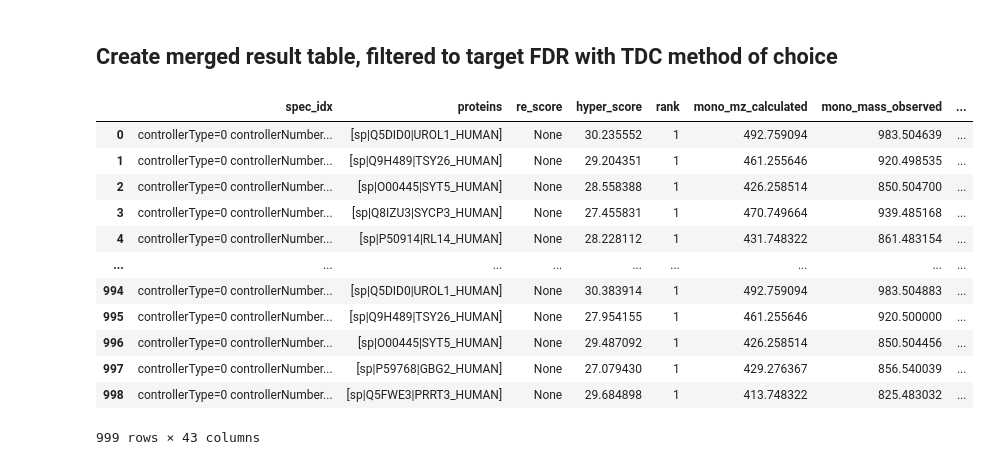
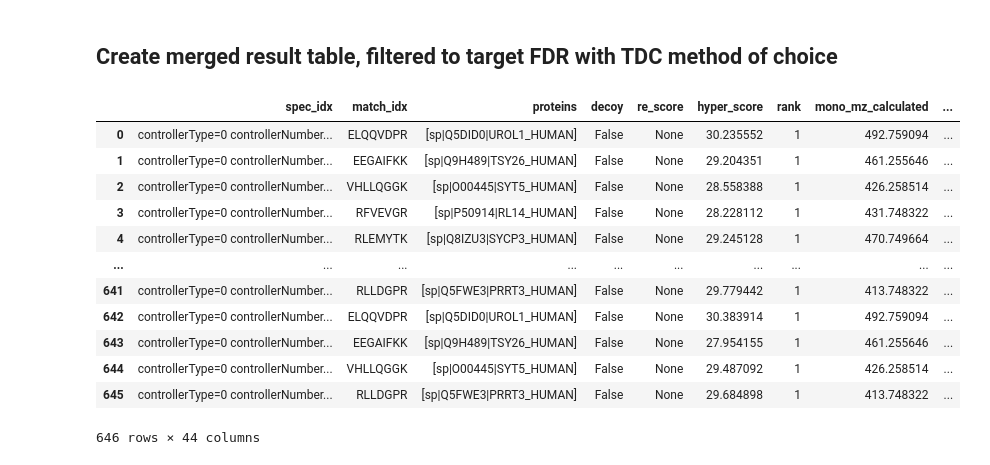
Before and after one commit to theGreatHerrLebert/sagepy, a Jupyter notebook: sagepy/examples/scoring/scoring.ipynb, the cells around one changed output. Cells and saved outputs as stored; diff of their text form; code cells hidden in the pictures.

```diff
--- a/sagepy/examples/scoring/scoring.ipynb
+++ b/sagepy/examples/scoring/scoring.ipynb
@@ -38,24 +57,22 @@ dda_data = extract_mzml_data(
 # %%
 from sagepy.core import Scorer
 
-scorer = Scorer(report_psms=5, min_matched_peaks=5)
+scorer = Scorer(report_psms=5, min_matched_peaks=5, static_mods=static_mods, variable_mods=variable_mods)
 
 # the scorer returns a dict of type PeptideSpectrumMatch, an object that holds information about the PSM
 # where the types are Dict[spec_id -> List[PSM]]
-results = scorer.score_collection_psm(db=indexed_database, spectrum_collection=dda_data.processed_spec.values, num_threads=12)
+psms = scorer.score_collection_psm(
+    db=indexed_database,
+    spectrum_collection=dda_data.processed_spec.values,
+    num_threads=12
+)
 # %% [markdown]
 ## Create a pandas table holding all PSMs found during the DB search
 # %%
-from sagepy.utility import peptide_spectrum_match_list_to_pandas
-
-# To create a pandas table from the scorers return, we need to flatten the PSM dict into a list of results
-psm_list = []
-
-for _, values in results.items():
-    psm_list.extend(values)
+from sagepy.utility import peptide_spectrum_match_collection_to_pandas
 
 # this helper function creates a pandas table from a list of PSM objects
-PSM_pandas = peptide_spectrum_match_list_to_pandas(psm_list)
+PSM_pandas = peptide_spectrum_match_collection_to_pandas(psms)
 # %% [markdown]
 ## Plot the scores for target and decoy hits
 # %%
@@ -79,6 +98,7 @@ plt.show()
 It is common to use the generated raw scores from the PSMs as a test statistic, transforming the raw scores into q-values. If you are unfamiliar with this concept, there are [several resources](https://analyticalsciencejournals.onlinelibrary.wiley.com/doi/10.1002/pmic.202300084?af=R) and [publications](https://pubs.acs.org/doi/full/10.1021/acs.jproteome.7b00170) available that help to understand how false discovery rates are calculated in high-throughput proteomics.
 # %%
 from sagepy.qfdr.tdc import target_decoy_competition_pandas
+from sagepy.core.ml.pep import calculate_pep
 
 TDC = target_decoy_competition_pandas(
     df=PSM_pandas,
@@ -87,5 +107,19 @@ TDC = target_decoy_competition_pandas(
     score="hyper_score"
 )
 
-# after target decoy competition, hits can be filtered to, e.g., 1 percent expected FDR == q-value <= 0.01
-TDC_filtered = TDC[(TDC.q_value <= 0.01) & (TDC.decoy == False)]
+# add PEP to the PSMs
+TDC["pep"] = calculate_pep(
+    scores=TDC.score.values,
+    decoys=TDC.decoy.values,
+)
+
+# Plot the PEP and Q values
+plt.figure(figsize=(6, 4), dpi=150)
+plt.title("Posterior Error Probability (PEP) as a function of Score")
+plt.plot(TDC.score, TDC.pep, label="PEP")
+plt.plot(TDC.score, TDC.q_value, label="q-value")
+plt.hlines(0.01, 0, 40, label="Cutoff 1 %", linestyles="dashed", linewidth=1, color="orange")
+plt.xlabel("Score")
+plt.ylabel("PEP")
+plt.legend()
+plt.show()
@@ -93,19 +129,23 @@ TDC_filtered = TDC[(TDC.q_value <= 0.01) & (TDC.decoy == False)]
 ## Create merged result table, filtered to target FDR with TDC method of choice
 # %%
 import pandas as pd
-RESULT = pd.merge(PSM_pandas.drop(columns=["q_value", "decoy", "match_idx", "score"]), TDC_filtered, on="spec_idx")
+
+# after target decoy competition, hits can be filtered to, e.g., 1 percent expected FDR == q-value <= 0.01
+TDC_filtered = TDC[(TDC.q_value <= 0.01) & (TDC.decoy == False)]
+
+RESULT = pd.merge(PSM_pandas.drop(columns=["q_value", "score"]), TDC_filtered, on=["spec_idx", "match_idx", "decoy"])
 RESULT
 # %% [output]
-|  | spec_idx | proteins | re_score | hyper_score | rank | mono_mz_calculated | mono_mass_observed | ... |
-| 0 | controllerType=0 controllerNumber... | [sp|Q5DID0|UROL1_HUMAN] | None | 30.235552 | 1 | 492.759094 | 983.504639 | ... |
-| 1 | controllerType=0 controllerNumber... | [sp|Q9H489|TSY26_HUMAN] | None | 29.204351 | 1 | 461.255646 | 920.498535 | ... |
-| 2 | controllerType=0 controllerNumber... | [sp|O00445|SYT5_HUMAN] | None | 28.558388 | 1 | 426.258514 | 850.504700 | ... |
-| 3 | controllerType=0 controllerNumber... | [sp|Q8IZU3|SYCP3_HUMAN] | None | 27.455831 | 1 | 470.749664 | 939.485168 | ... |
-| 4 | controllerType=0 controllerNumber... | [sp|P50914|RL14_HUMAN] | None | 28.228112 | 1 | 431.748322 | 861.483154 | ... |
-| ... | ... | ... | ... | ... | ... | ... | ... | ... |
-| 994 | controllerType=0 controllerNumber... | [sp|Q5DID0|UROL1_HUMAN] | None | 30.383914 | 1 | 492.759094 | 983.504883 | ... |
-| 995 | controllerType=0 controllerNumber... | [sp|Q9H489|TSY26_HUMAN] | None | 27.954155 | 1 | 461.255646 | 920.500000 | ... |
-| 996 | controllerType=0 controllerNumber... | [sp|O00445|SYT5_HUMAN] | None | 29.487092 | 1 | 426.258514 | 850.504456 | ... |
-| 997 | controllerType=0 controllerNumber... | [sp|P59768|GBG2_HUMAN] | None | 27.079430 | 1 | 429.276367 | 856.540039 | ... |
-| 998 | controllerType=0 controllerNumber... | [sp|Q5FWE3|PRRT3_HUMAN] | None | 29.684898 | 1 | 413.748322 | 825.483032 | ... |
+|  | spec_idx | match_idx | proteins | decoy | re_score | hyper_score | rank | mono_mz_calculated | ... |
+| 0 | controllerType=0 controllerNumber... | ELQQVDPR | [sp|Q5DID0|UROL1_HUMAN] | False | None | 30.235552 | 1 | 492.759094 | ... |
+| 1 | controllerType=0 controllerNumber... | EEGAIFKK | [sp|Q9H489|TSY26_HUMAN] | False | None | 29.204351 | 1 | 461.255646 | ... |
+| 2 | controllerType=0 controllerNumber... | VHLLQGGK | [sp|O00445|SYT5_HUMAN] | False | None | 28.558388 | 1 | 426.258514 | ... |
+| 3 | controllerType=0 controllerNumber... | RFVEVGR | [sp|P50914|RL14_HUMAN] | False | None | 28.228112 | 1 | 431.748322 | ... |
+| 4 | controllerType=0 controllerNumber... | RLEMYTK | [sp|Q8IZU3|SYCP3_HUMAN] | False | None | 29.245128 | 1 | 470.749664 | ... |
+| ... | ... | ... | ... | ... | ... | ... | ... | ... | ... |
+| 641 | controllerType=0 controllerNumber... | RLLDGPR | [sp|Q5FWE3|PRRT3_HUMAN] | False | None | 29.779442 | 1 | 413.748322 | ... |
+| 642 | controllerType=0 controllerNumber... | ELQQVDPR | [sp|Q5DID0|UROL1_HUMAN] | False | None | 30.383914 | 1 | 492.759094 | ... |
+| 643 | controllerType=0 controllerNumber... | EEGAIFKK | [sp|Q9H489|TSY26_HUMAN] | False | None | 27.954155 | 1 | 461.255646 | ... |
+| 644 | controllerType=0 controllerNumber... | VHLLQGGK | [sp|O00445|SYT5_HUMAN] | False | None | 29.487092 | 1 | 426.258514 | ... |
+| 645 | controllerType=0 controllerNumber... | RLLDGPR | [sp|Q5FWE3|PRRT3_HUMAN] | False | None | 29.684898 | 1 | 413.748322 | ... |
-999 rows × 43 columns
+646 rows × 44 columns
```
Also changed, not shown: parts of 3 cells of this notebook.
